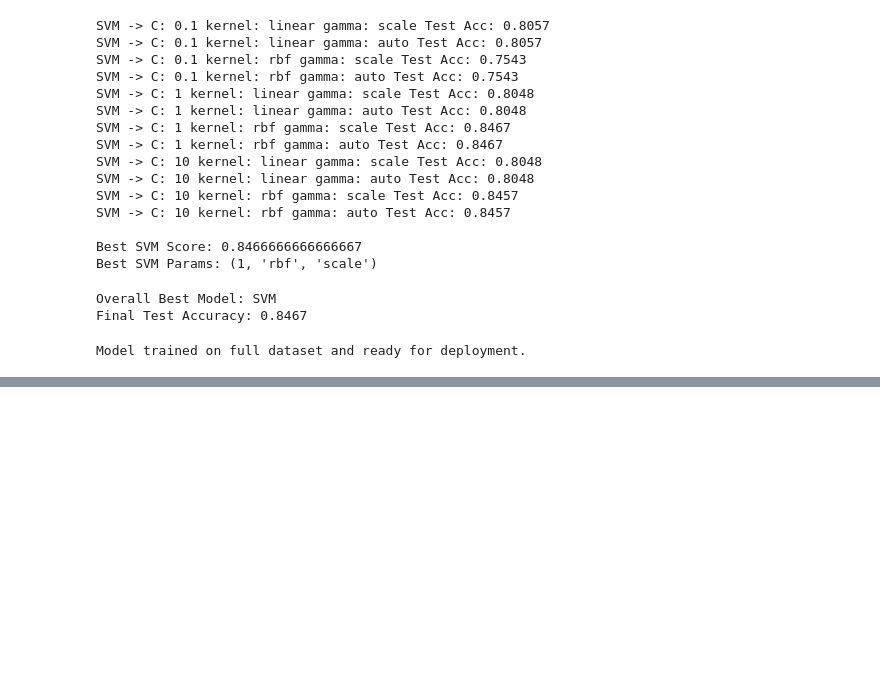
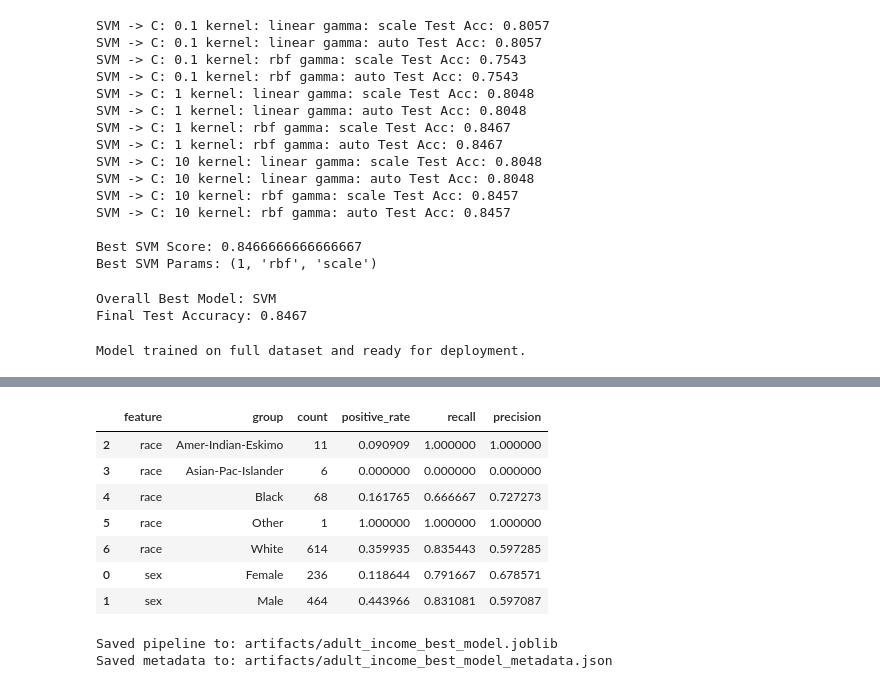
Before and after one commit to shreyuu/UoN-Business-Analytics, a Jupyter notebook: Machine-Learning-and-Predictive-Analytics/week-4/Prac_Evaluation_[base].ipynb, the cells around one changed output, grey strips where cells are left out. Cells and saved outputs as stored; diff of their text form; code cells hidden in the pictures; blank space fills up the shorter version.

Commit message:
Add best model for adult income prediction as a joblib file

```diff
--- a/Machine-Learning-and-Predictive-Analytics/week-4/Prac_Evaluation_[base].ipynb
+++ b/Machine-Learning-and-Predictive-Analytics/week-4/Prac_Evaluation_[base].ipynb
@@ -556,0 +746,19 @@ Model trained on full dataset and ready for deployment.
+# %%
+best_model_name = tuned_df.iloc[0]["model"]
+best_model = best_estimators[best_model_name]
+best_model.fit(X_train, y_train)
+
+test_prob = best_model.predict_proba(X_test)[:, 1]
+default_pred = (test_prob >= 0.5).astype(int)
+default_metrics = compute_metrics(y_test, default_pred, test_prob)
+
+best_threshold, best_val_f1 = evaluate_threshold(y_test, test_prob)
+threshold_pred = (test_prob >= best_threshold).astype(int)
+threshold_metrics = compute_metrics(y_test, threshold_pred, test_prob)
+
+print(f"Selected model: {best_model_name}")
+print("Default threshold metrics:", default_metrics)
+print("Optimized threshold:", round(float(best_threshold), 4), "| PR-curve F1:", round(best_val_f1, 4))
+print("Optimized threshold metrics:", threshold_metrics)
+print("Confusion matrix (optimized threshold):")
+print(confusion_matrix(y_test, threshold_pred))
@@ -556,0 +773,56 @@ Model trained on full dataset and ready for deployment.
+# %%
+fairness_rows = []
+for group_col in ["sex", "race"]:
+    if group_col in X_test.columns:
+        frame = pd.DataFrame({
+            "group": X_test[group_col].astype(str).values,
+            "y_true": y_test,
+            "y_pred": threshold_pred,
+        })
+
+        for group_name, grp in frame.groupby("group"):
+            fairness_rows.append({
+                "feature": group_col,
+                "group": group_name,
+                "count": int(len(grp)),
+                "positive_rate": float(np.mean(grp["y_pred"])),
+                "recall": recall_score(grp["y_true"], grp["y_pred"], zero_division=0),
+                "precision": precision_score(grp["y_true"], grp["y_pred"], zero_division=0),
+            })
+
+fairness_df = pd.DataFrame(fairness_rows)
+fairness_df.sort_values(["feature", "group"]) if not fairness_df.empty else fairness_df
+# %% [output]
+|  | feature | group | count | positive_rate | recall | precision |
+| 2 | race | Amer-Indian-Eskimo | 11 | 0.090909 | 1.000000 | 1.000000 |
+| 3 | race | Asian-Pac-Islander | 6 | 0.000000 | 0.000000 | 0.000000 |
+| 4 | race | Black | 68 | 0.161765 | 0.666667 | 0.727273 |
+| 5 | race | Other | 1 | 1.000000 | 1.000000 | 1.000000 |
+| 6 | race | White | 614 | 0.359935 | 0.835443 | 0.597285 |
+| 0 | sex | Female | 236 | 0.118644 | 0.791667 | 0.678571 |
+| 1 | sex | Male | 464 | 0.443966 | 0.831081 | 0.597087 |
+# %%
+artifacts_dir = Path("artifacts")
+artifacts_dir.mkdir(exist_ok=True)
+
+best_model.fit(X, y)
+model_path = artifacts_dir / "adult_income_best_model.joblib"
+joblib.dump(best_model, model_path)
+
+metadata = {
+    "random_seed": SEED,
+    "target_column": TARGET_COL,
+    "selected_model": best_model_name,
+    "optimized_threshold": float(best_threshold),
+    "default_threshold_metrics": {k: float(v) for k, v in default_metrics.items()},
+    "optimized_threshold_metrics": {k: float(v) for k, v in threshold_metrics.items()},
+}
+
+metadata_path = artifacts_dir / "adult_income_best_model_metadata.json"
+metadata_path.write_text(json.dumps(metadata, indent=2))
+
+print(f"Saved pipeline to: {model_path}")
+print(f"Saved metadata to: {metadata_path}")
+# %% [output]
+Saved pipeline to: artifacts/adult_income_best_model.joblib
+Saved metadata to: artifacts/adult_income_best_model_metadata.json
```
Also changed, not shown: parts of 8 cells of this notebook, 1 other file.
